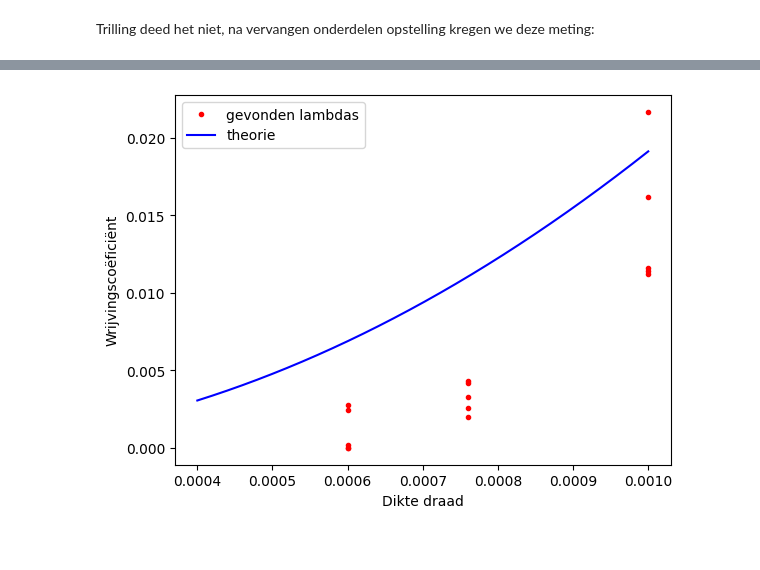
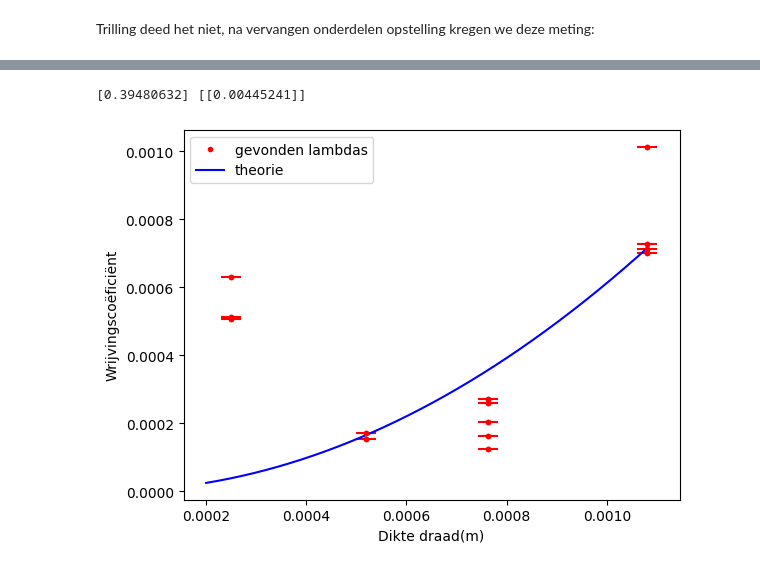
Before and after one commit to luckykat07/Onderzoekspracticum, a Jupyter notebook: 16-09/Labjournal-16-09.ipynb, the cells around one changed output, grey strips where cells are left out. Cells and saved outputs as stored; diff of their text form; code cells hidden in the pictures.

```diff
--- a/16-09/Labjournal-16-09.ipynb
+++ b/16-09/Labjournal-16-09.ipynb
@@ -460,7 +510,7 @@ for i in range(2, 6):
     Fit_Voltage = Fit_Voltage[21:1700]
 
     val, cov = curve_fit(
-                                Ampfunc, Fit_Times, Fit_Voltage, p0=[0, Fit_Voltage[0], 0.01],
+                                Ampfunc, Fit_Times, Fit_Voltage, p0=[0.015, 0.005,0.02],
                                 bounds=([-np.inf, 0, 0], [np.inf, np.inf, np.inf]),maxfev=5000
                                 )
     val = np.asarray(val)
@@ -553,43 +603,47 @@ Measurement 5: lambda = 1.8202795308883976e-06
 # %%
 lambdas1 = []
 u = []
-for i in range(1, 6):
+for i in range(1, 5):
     lambdas1.append(data[i]['val'][2])
 u.append(data[5]['val'][2]-data[1]['val'][2])
 for i in range(1, 6):
     lambdas1.append(data_076mm[i]['val'][2])
 u.append(data_076mm[5]['val'][2]-data_076mm[1]['val'][2])
-#for i in range(2, 5):
-    #lambdas1.append(data_025mm[i]['val'][2])
+for i in range(2, 5):
+    lambdas1.append(data_025mm[i]['val'][2])
 u.append(data_025mm[2]['val'][2]-data_025mm[4]['val'][2])
-for i in range(1, 6):
+for i in range(1, 3):
     lambdas1.append(data_06mm[i]['val'][2])
 u.append(data_06mm[2]['val'][2]-data_06mm[4]['val'][2])
 dia_Draad = []
+for i in range(1, 5):
+    dia_Draad.append(1.08e-3)
 for i in range(1, 6):
-    dia_Draad.append(1e-3)
-for i in range(1, 6):
-    dia_Draad.append(0.76e-3)
-#for i in range(2, 5):
-    #dia_Draad.append(0.25e-3)
-for i in range(1, 6):
-    dia_Draad.append(0.6e-3)
+    dia_Draad.append(0.762e-3)
+for i in range(2, 5):
+    dia_Draad.append(0.25e-3)
+for i in range(1, 3):
+    dia_Draad.append(0.52e-3)
 
-Theorie_dikte = np.array(np.linspace(0.4e-3, 1e-3, 1000))
-def lambda_theorie(dia):
-    return 12.33*(((dia/2)**2)*np.pi)* 7900 * 0.25
+Theorie_dikte = np.array(np.linspace(0.2e-3, 1.08e-3, 1000))
+
+def lambda_theorie(dia, C):
+    return C*(((dia/2)**2)*np.pi)* 7900 * 0.25
+val, cov = curve_fit(lambda_theorie, dia_Draad, lambdas1)
+print(val, cov)
+plt.figure()
+
+plt.xlabel("Dikte draad(m)")
+plt.ylabel("Wrijvingscoëficiënt")
+
+plt.errorbar(dia_Draad, lambdas1,[0], [0.02e-3],  'r.')
+plt.plot(dia_Draad, lambdas1, 'r.', label='gevonden lambdas')
+plt.plot(Theorie_dikte, lambda_theorie(Theorie_dikte, val[0]), 'b', label="theorie")
 
 
-plt.figure()
-
-plt.xlabel("Dikte draad")
-plt.ylabel("Wrijvingscoëficiënt")
-
-#plt.errorbar(dia_Draad, lambdas1, u, [0], 'k.')
-plt.plot(dia_Draad, lambdas1, 'r.', label='gevonden lambdas')
-plt.plot(Theorie_dikte, lambda_theorie(Theorie_dikte), 'b', label="theorie")
-
 plt.legend()
+plt.savefig('Eind_grafiek.png')
 plt.show()
 # %% [output]
+[0.39480632] [[0.00445241]]
-[figure, old version]
+[figure, new version]
```
Also changed, not shown: parts of 9 cells of this notebook, 7 other files.
